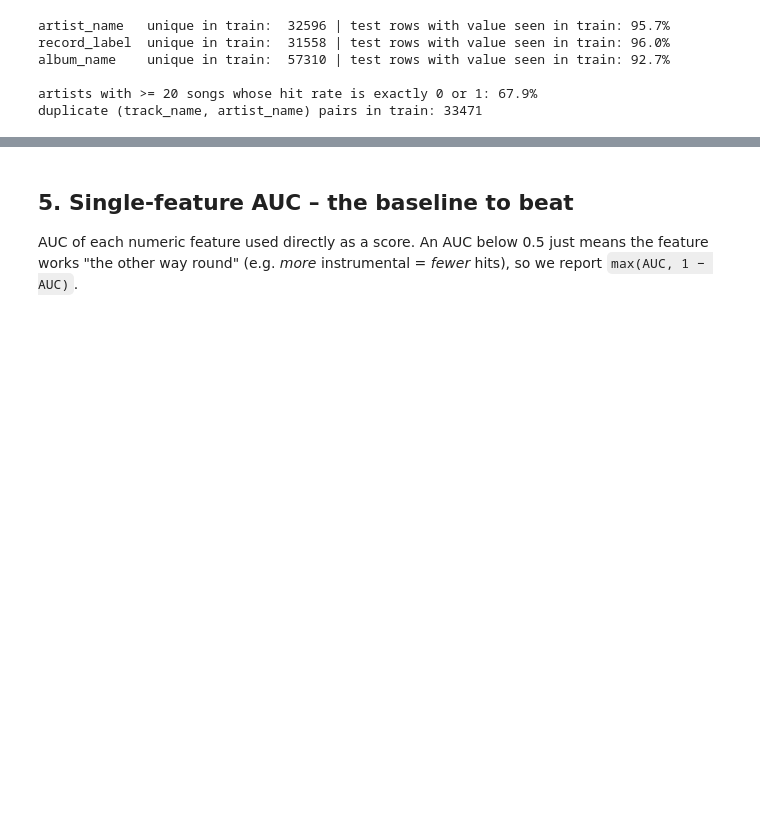
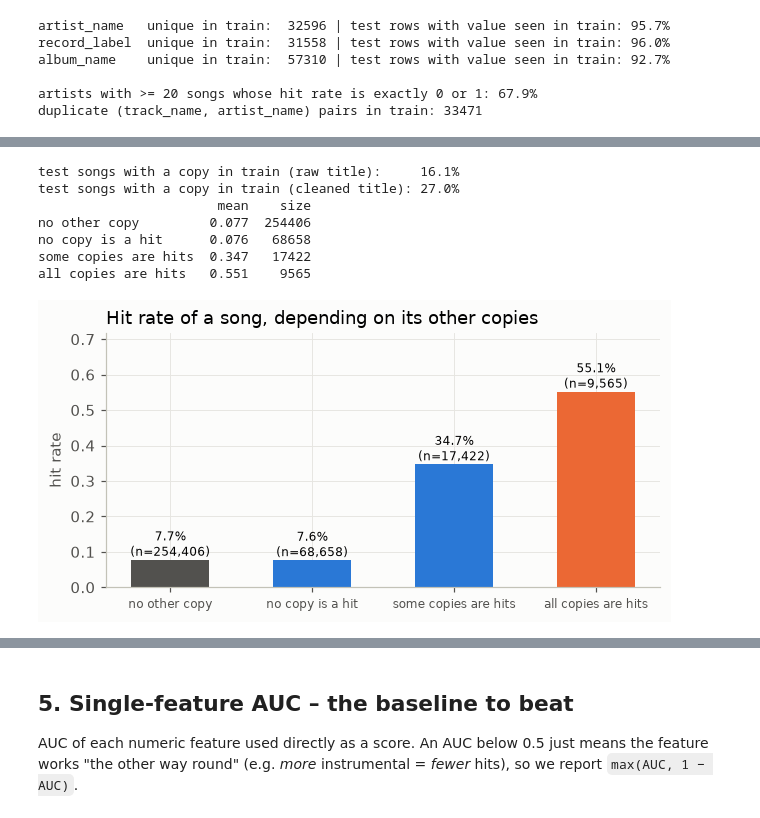
Before and after one commit to vafreak1/DataScienceSpotify, a Jupyter notebook: 01_eda.ipynb, the cells around one changed output, grey strips where cells are left out. Drawn from its saved outputs; the diff is of its cells as text; code cells hidden in the pictures; blank space fills up the shorter version.

Commit message:
song re-releases handled as feature

```diff
--- a/01_eda.ipynb
+++ b/01_eda.ipynb
@@ -258,0 +265,47 @@ duplicate (track_name, artist_name) pairs in train: 33471
+# %%
+from features import add_song_key
+
+# song key = artist + cleaned title, so re-releases of one song share the same key
+train_key = add_song_key(train)["artist_title"]
+test_key = add_song_key(test)["artist_title"]
+
+# for comparison: the raw title, only lowercased (misses "- Remastered 2009" etc.)
+def raw_key(df):
+    return df["artist_name"].astype(str) + " || " + df["track_name"].fillna("").str.lower().str.strip()
+
+print(f"test songs with a copy in train (raw title):     {raw_key(test).isin(set(raw_key(train))).mean():.1%}")
+print(f"test songs with a copy in train (cleaned title): {test_key.isin(set(train_key)).mean():.1%}")
+
+# hit rate of the OTHER copies of the same song (the song itself is left out of its own value)
+n_copies = y.groupby(train_key).transform("size")
+n_hits = y.groupby(train_key).transform("sum")
+has_copy = n_copies > 1
+other_rate = ((n_hits - y) / (n_copies - 1))[has_copy]
+
+# group the songs: no copy at all / copies but none a hit / some copies hits / all copies hits
+group = pd.Series("no other copy", index=train.index)
+group[has_copy] = pd.cut(other_rate, [-0.01, 0, 0.999, 1],
+                         labels=["no copy is a hit", "some copies are hits", "all copies are hits"]).astype(str)
+order = ["no other copy", "no copy is a hit", "some copies are hits", "all copies are hits"]
+rate = y.groupby(group).agg(["mean", "size"]).loc[order]
+print(rate.round(3))
+
+# bar chart: hit rate of a song depending on its other copies
+fig, ax = plt.subplots(figsize=(6.5, 3))
+colors = [GREY, BLUE, BLUE, ORANGE]
+ax.bar(range(len(order)), rate["mean"], color=colors, width=0.55)
+for i, (v, n) in enumerate(zip(rate["mean"], rate["size"])):
+    ax.text(i, v, f"{v:.1%}\n(n={n:,})", ha="center", va="bottom", fontsize=8)
+ax.set_xticks(range(len(order)), order, fontsize=8)
+ax.set_ylabel("hit rate"); ax.set_ylim(0, rate["mean"].max() * 1.3)
+ax.set_title("Hit rate of a song, depending on its other copies", loc="left")
+plt.show()
+# %% [output]
+test songs with a copy in train (raw title):     16.1%
+test songs with a copy in train (cleaned title): 27.0%
+                       mean    size
+no other copy         0.077  254406
+no copy is a hit      0.076   68658
+some copies are hits  0.347   17422
+all copies are hits   0.551    9565
+[figure, added]
```
Also changed, not shown: parts of 4 cells of this notebook.
